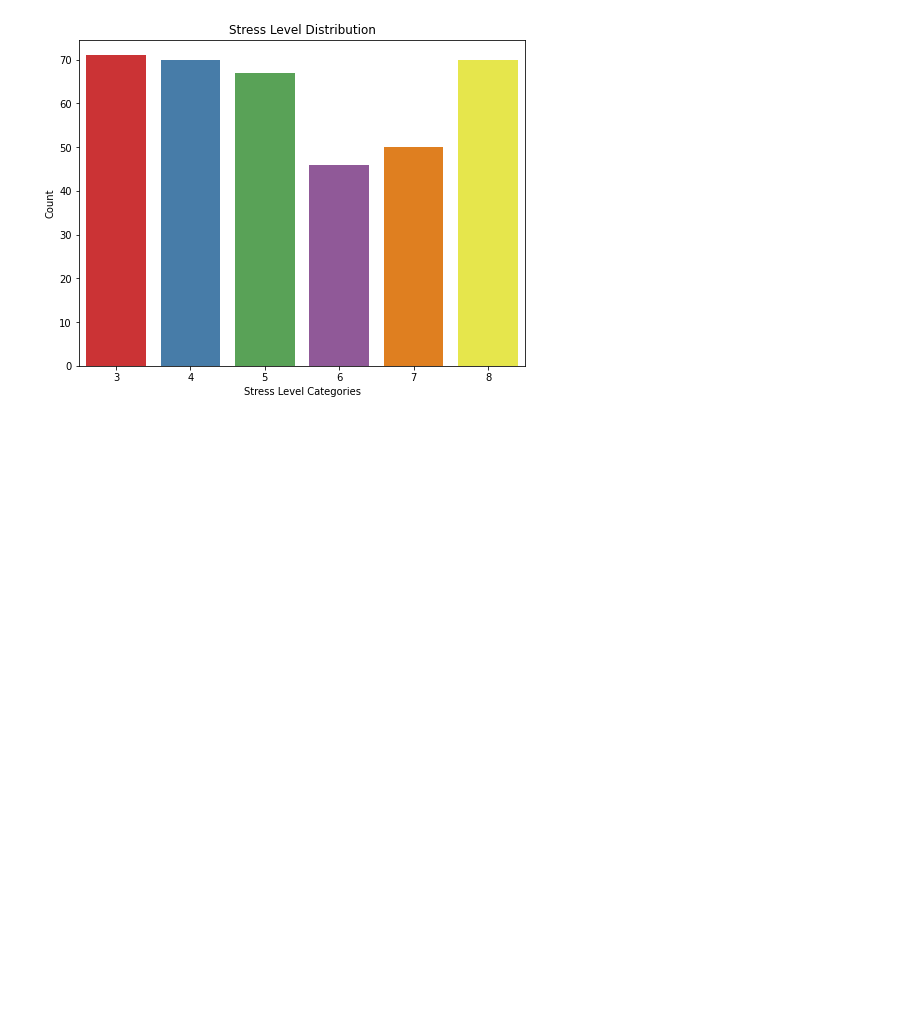
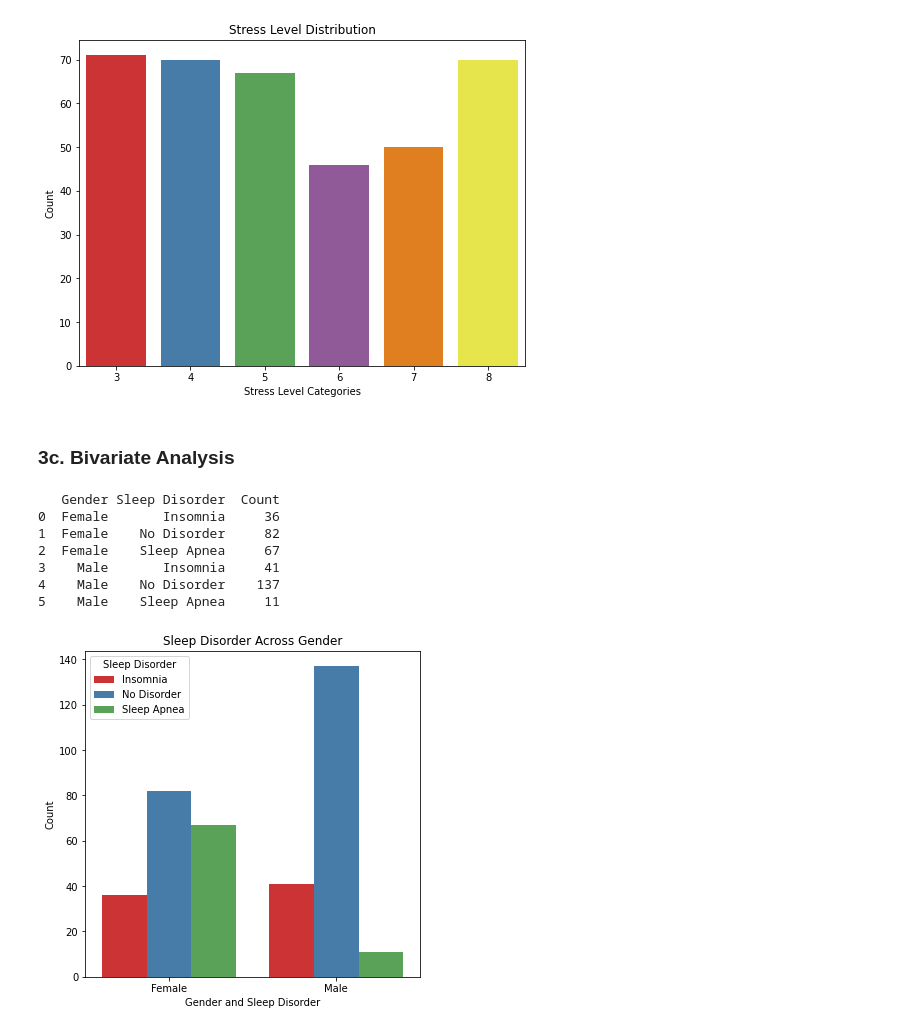
Before and after one commit to jgatharia/Health_and_Sleep_Relation_Project, a Jupyter notebook: health_and_wellness.ipynb, the cells around one changed output. Saved outputs shown, nothing was run; the diff lists cells and outputs as text; code cells hidden in the pictures; blank space fills up the shorter version.

Commit message:
Bivariate Analysis

```diff
--- a/health_and_wellness.ipynb
+++ b/health_and_wellness.ipynb
@@ -284,3 +287,24 @@ ax.set_title('Stress Level Distribution')
 plt.show();
 # %% [output]
 [figure]
+# %% [markdown]
+### 3c. Bivariate Analysis
+# %%
+# Lets start with gender and sleep Disorder
+gender_dis = health_wellness_df.groupby(['Gender', 'Sleep Disorder']).size().reset_index(name='Count')
+print(gender_dis)
+fig, ax = plt.subplots(figsize=(6,6))
+sns.barplot(data=gender_dis, x='Gender', y='Count', hue='Sleep Disorder', ax=ax, palette='Set1')
+ax.set_xlabel('Gender and Sleep Disorder')
+ax.set_ylabel('Count')
+ax.set_title('Sleep Disorder Across Gender')
+plt.show();
+# %% [output]
+   Gender Sleep Disorder  Count
+0  Female       Insomnia     36
+1  Female    No Disorder     82
+2  Female    Sleep Apnea     67
+3    Male       Insomnia     41
+4    Male    No Disorder    137
+5    Male    Sleep Apnea     11
+[figure, added]
```
Also changed, not shown: parts of 17 cells of this notebook.
